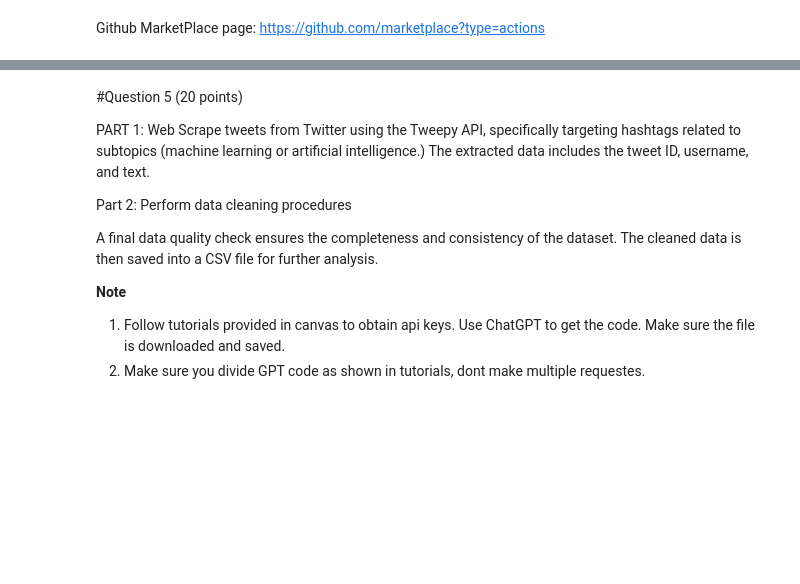
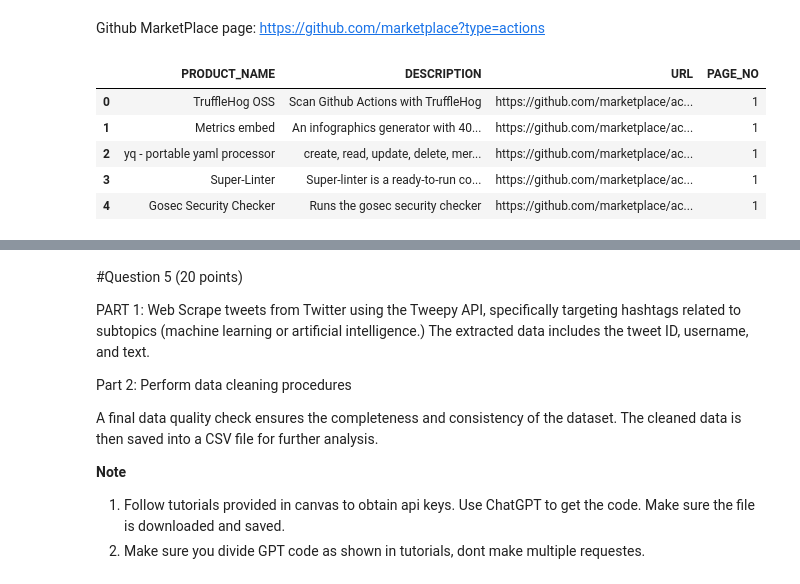
Before and after one commit to NikhilaArutla/Nikhila_INFO5731_Spring2025, a Jupyter notebook: Arutla_Nikhila_Assignment_02.ipynb, the cells around one changed output, grey strips where cells are left out. Drawn from its saved outputs; the diff is of its cells as text; code cells hidden in the pictures; blank space fills up the shorter version.

```diff
--- a/Arutla_Nikhila_Assignment_02.ipynb
+++ b/Arutla_Nikhila_Assignment_02.ipynb
@@ -430,3 +430,87 @@ Data quality checks ensure completeness, consistency, and accuracy by verifying
 # %% [markdown]
 Github MarketPlace page:
 https://github.com/marketplace?type=actions
+# %%
+# PART-1 Web Scraping with Enhancements
+
+import pandas as pd  # Importing pandas to store and manipulate scraped data
+import requests  # Importing requests to send HTTP requests to web pages
+from bs4 import BeautifulSoup  # Importing BeautifulSoup to parse HTML content
+import time  # Importing time to add delays between requests
+
+# GitHub Marketplace base URL (with pagination)
+BASE_URL = "https://github.com/marketplace?type=actions&page="
+
+# Headers to mimic a real browser and avoid getting blocked
+HEADERS = {
+    "User-Agent": "Mozilla/5.0 (Windows NT 10.0; Win64; x64) AppleWebKit/537.36 (KHTML, like Gecko) Chrome/120.0.0.0 Safari/537.36",
+    "Accept": "text/html,application/xhtml+xml,application/xml;q=0.9,image/webp,image/apng,*/*;q=0.8",
+    "Accept-Language": "en-US,en;q=0.9",
+    "Referer": "https://github.com/marketplace",
+}
+
+# Function to scrape GitHub Marketplace pages
+def scrape_github_marketplace(pages=50):
+    data = []  # List to store scraped data
+    session = requests.Session()  # Creating a session to manage requests efficiently
+
+    # Loop through multiple pages (pagination handling)
+    for page in range(1, pages + 1):
+        url = BASE_URL + str(page)  # Construct URL with the page number
+
+        try:
+            response = session.get(url, headers=HEADERS)  # Sending HTTP request
+            if response.status_code != 200:  # Checking if request was successful
+                print(f"Failed to retrieve page {page}. Status Code: {response.status_code}")
+                continue  # Skip to the next page if there's an error
+
+            # Parsing the HTML content of the page
+            soup = BeautifulSoup(response.text, 'html.parser')
+
+            # Finding all elements that contain product details
+            actions = soup.find_all('div', class_='position-relative border rounded-2 d-flex marketplace-common-module__marketplace-item--MohVH gap-3 p-3')
+
+            # Extracting details from each product
+            for action in actions:
+                try:
+                    # Extracting product name
+                    name_tag = action.find('h3', class_='d-flex f4 lh-condensed prc-Heading-Heading-6CmGO')
+                    name = name_tag.text.strip() if name_tag else "Unknown"
+
+                    # Extracting description
+                    desc_tag = action.find('p', class_='mt-1 mb-0 text-small fgColor-muted line-clamp-2')
+                    description = desc_tag.text.strip() if desc_tag else "No description"
+
+                    # Extracting product URL
+                    link_tag = action.find('a', href=True)
+                    link = "https://github.com" + link_tag['href'].strip() if link_tag else "No link"
+
+                    # Storing extracted data
+                    data.append([name, description, link, page])
+
+                except Exception as e:
+                    print(f"Skipping item due to error: {e}")  # Handling errors in individual items
+
+        except Exception as e:
+            print(f"Error scraping page {page}: {e}")  # Handling errors for a page
+
+        time.sleep(5)  # Adding a delay to prevent server overload
+
+    # Returning scraped data as a DataFrame
+    return pd.DataFrame(data, columns=['PRODUCT_NAME', 'DESCRIPTION', 'URL', 'PAGE_NO'])
+
+# Running the scraping function for 50 pages
+df = scrape_github_marketplace(50)
+
+# Saving raw scraped data to a CSV file
+df.to_csv("GITHUB_MARKETPLACE_RAW.csv", index=False)
+
+# Displaying the first few rows of the scraped data
+df.head()
+# %% [output]
+|  | PRODUCT_NAME | DESCRIPTION | URL | PAGE_NO |
+| 0 | TruffleHog OSS | Scan Github Actions with TruffleHog | https://github.com/marketplace/ac... | 1 |
+| 1 | Metrics embed | An infographics generator with 40... | https://github.com/marketplace/ac... | 1 |
+| 2 | yq - portable yaml processor | create, read, update, delete, mer... | https://github.com/marketplace/ac... | 1 |
+| 3 | Super-Linter | Super-linter is a ready-to-run co... | https://github.com/marketplace/ac... | 1 |
+| 4 | Gosec Security Checker | Runs the gosec security checker | https://github.com/marketplace/ac... | 1 |
```
Also changed, not shown: parts of 3 cells of this notebook.
